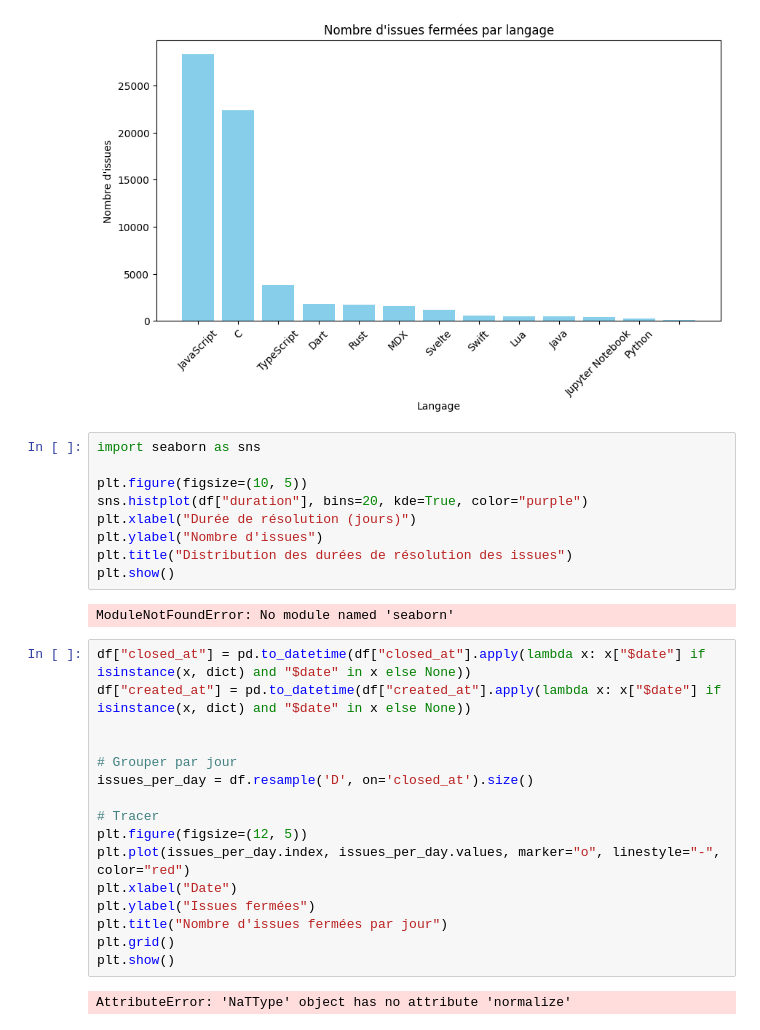
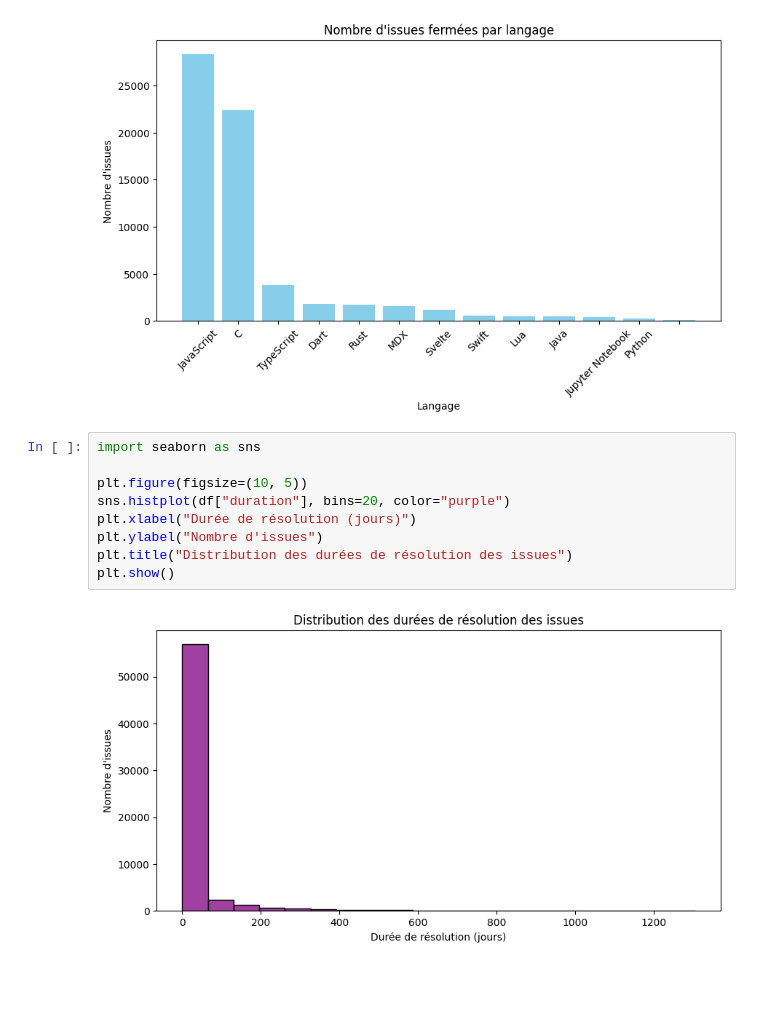
Before and after one commit to TriguiB/Big-Data, a Jupyter notebook: notebooks/data_viz.ipynb, the cells around one changed output. Cells and saved outputs as stored; diff of their text form; blank space fills up the shorter version.

```diff
--- a/notebooks/data_viz.ipynb
+++ b/notebooks/data_viz.ipynb
@@ -28,29 +28,11 @@ plt.show()
 # %%
 import seaborn as sns
 
 plt.figure(figsize=(10, 5))
-sns.histplot(df["duration"], bins=20, kde=True, color="purple")
+sns.histplot(df["duration"], bins=20, color="purple")
 plt.xlabel("Durée de résolution (jours)")
 plt.ylabel("Nombre d'issues")
 plt.title("Distribution des durées de résolution des issues")
 plt.show()
 # %% [output]
-ModuleNotFoundError: No module named 'seaborn'
+[figure, added]
-# %%
-df["closed_at"] = pd.to_datetime(df["closed_at"].apply(lambda x: x["$date"] if isinstance(x, dict) and "$date" in x else None))
-df["created_at"] = pd.to_datetime(df["created_at"].apply(lambda x: x["$date"] if isinstance(x, dict) and "$date" in x else None))
-
-
-# Grouper par jour
-issues_per_day = df.resample('D', on='closed_at').size()
-
-# Tracer
-plt.figure(figsize=(12, 5))
-plt.plot(issues_per_day.index, issues_per_day.values, marker="o", linestyle="-", color="red")
-plt.xlabel("Date")
-plt.ylabel("Issues fermées")
-plt.title("Nombre d'issues fermées par jour")
-plt.grid()
-plt.show()
-# %% [output]
-AttributeError: 'NaTType' object has no attribute 'normalize'
```
Also changed, not shown: parts of 3 cells of this notebook, 3 other files.
